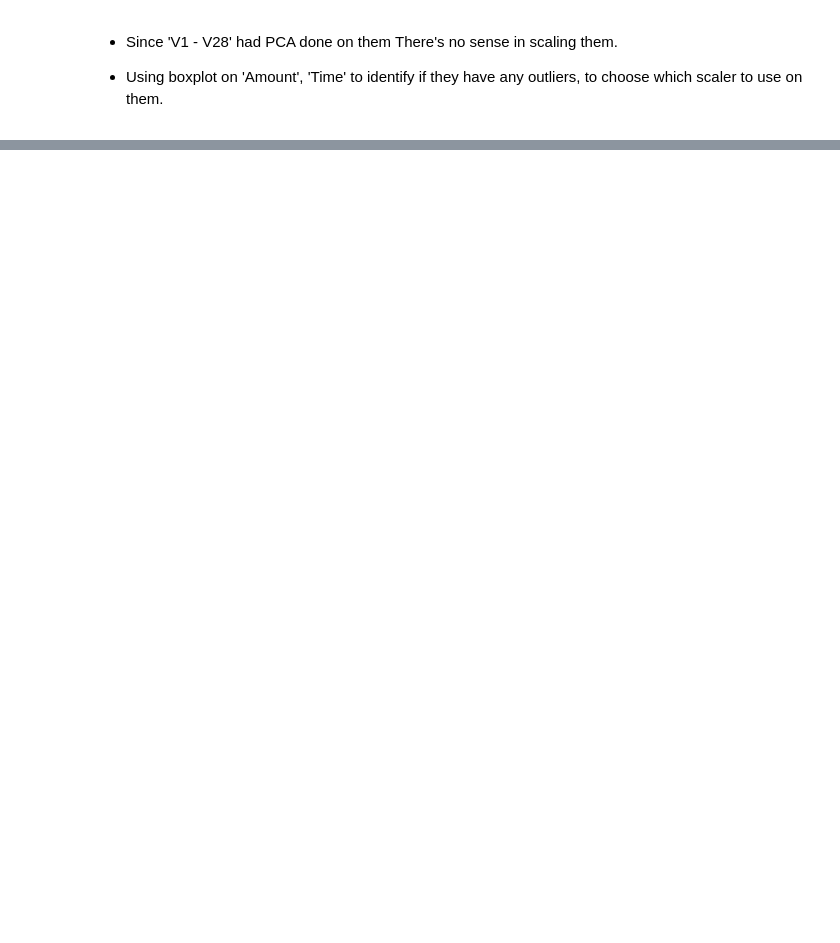
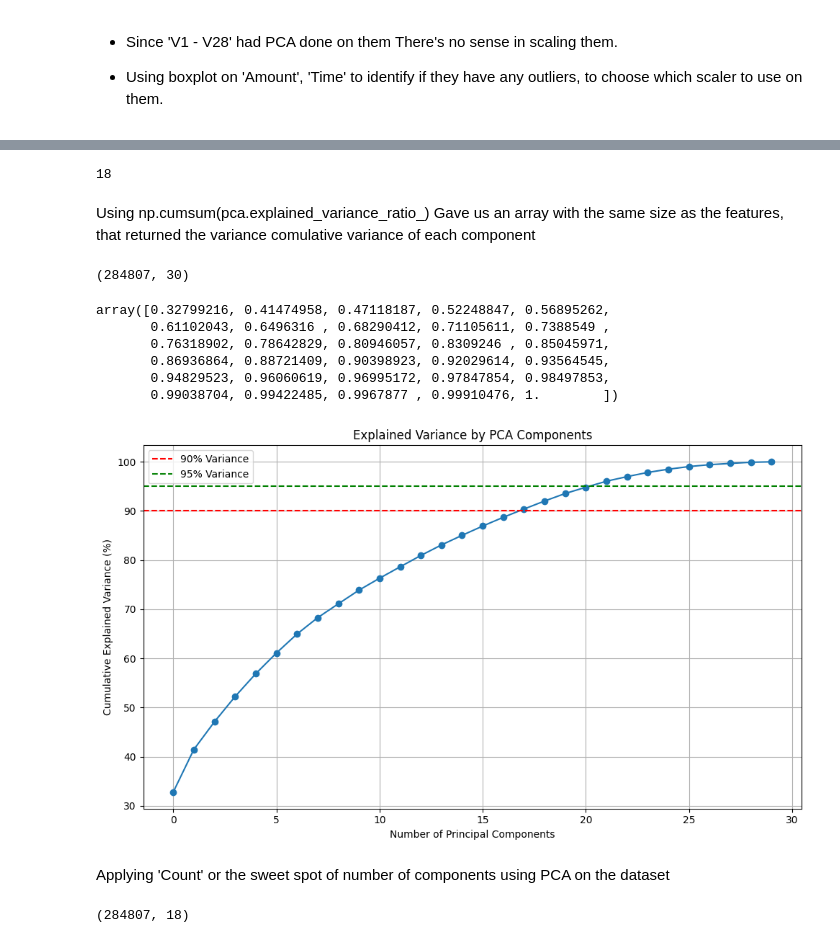
Before and after one commit to Bira0/GroupB, a Jupyter notebook: FinalProject.ipynb, the cells around one changed output, grey strips where cells are left out. Cells and saved outputs as stored; diff of their text form; code cells hidden in the pictures; blank space fills up the shorter version.

```diff
--- a/FinalProject.ipynb
+++ b/FinalProject.ipynb
@@ -210,0 +136,54 @@ np.int64(23)
+# %%
+from sklearn.decomposition import PCA
+pca = PCA().fit(X)
+sum_variance = np.cumsum(pca.explained_variance_ratio_)
+
+count = 1
+for i in sum_variance:
+  if i <= 0.90:
+    count += 1
+  else:
+    break
+
+print(count) #n_comp to use
+# %% [output]
+18
+# %% [markdown]
+Using np.cumsum(pca.explained_variance_ratio_)
+Gave us an array with the same size as the features, that returned the variance comulative variance of each component
+# %%
+X.shape
+# %% [output]
+(284807, 30)
+# %%
+sum_variance
+# %% [output]
+array([0.32799216, 0.41474958, 0.47118187, 0.52248847, 0.56895262,
+       0.61102043, 0.6496316 , 0.68290412, 0.71105611, 0.7388549 ,
+       0.76318902, 0.78642829, 0.80946057, 0.8309246 , 0.85045971,
+       0.86936864, 0.88721409, 0.90398923, 0.92029614, 0.93564545,
+       0.94829523, 0.96060619, 0.96995172, 0.97847854, 0.98497853,
+       0.99038704, 0.99422485, 0.9967877 , 0.99910476, 1.        ])
+# %%
+plt.figure(figsize=(10, 6))
+plt.plot((sum_variance)*100, marker='o')
+plt.axhline(y=90, color='r', linestyle='--', label='90% Variance')
+plt.axhline(y=95, color='g', linestyle='--', label='95% Variance')
+plt.xlabel('Number of Principal Components')
+plt.ylabel('Cumulative Explained Variance (%)')
+plt.title('Explained Variance by PCA Components')
+plt.grid(True)
+plt.legend()
+plt.tight_layout()
+plt.show()
+# %% [output]
+[figure, added]
+# %% [markdown]
+Applying 'Count' or the sweet spot of number of components using PCA on the dataset
+# %%
+pca_90 = PCA(n_components=count)
+X_pca = pca_90.fit_transform(X)
+
+X_pca.shape
+# %% [output]
+(284807, 18)
```
Also changed, not shown: parts of 34 cells of this notebook.
